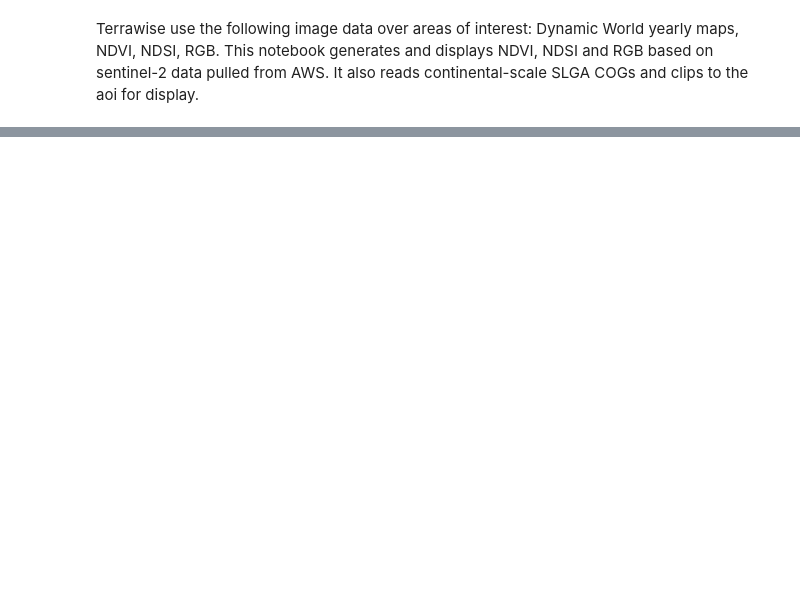
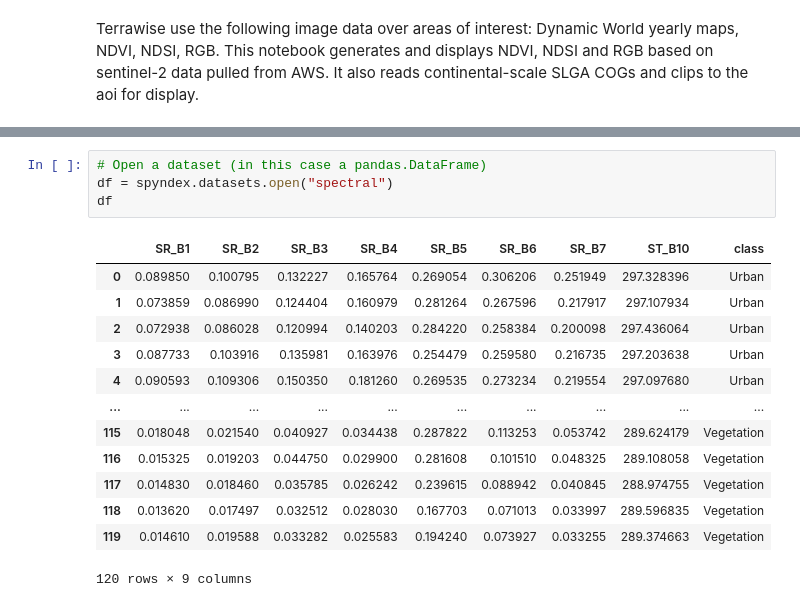
Before and after one commit to Sensand-AI/data-notebooks, a Jupyter notebook: notebooks/terrawise-LULC-mapping.ipynb, the cells around one changed output, grey strips where cells are left out. Saved outputs shown, nothing was run; the diff lists cells and outputs as text; blank space fills up the shorter version.

```diff
--- a/notebooks/terrawise-LULC-mapping.ipynb
+++ b/notebooks/terrawise-LULC-mapping.ipynb
@@ -38,0 +190,18 @@ Bounding box:
+# %%
+# Open a dataset (in this case a pandas.DataFrame)
+df = spyndex.datasets.open("spectral")
+df
+# %% [output]
+|  | SR_B1 | SR_B2 | SR_B3 | SR_B4 | SR_B5 | SR_B6 | SR_B7 | ST_B10 | class |
+| 0 | 0.089850 | 0.100795 | 0.132227 | 0.165764 | 0.269054 | 0.306206 | 0.251949 | 297.328396 | Urban |
+| 1 | 0.073859 | 0.086990 | 0.124404 | 0.160979 | 0.281264 | 0.267596 | 0.217917 | 297.107934 | Urban |
+| 2 | 0.072938 | 0.086028 | 0.120994 | 0.140203 | 0.284220 | 0.258384 | 0.200098 | 297.436064 | Urban |
+| 3 | 0.087733 | 0.103916 | 0.135981 | 0.163976 | 0.254479 | 0.259580 | 0.216735 | 297.203638 | Urban |
+| 4 | 0.090593 | 0.109306 | 0.150350 | 0.181260 | 0.269535 | 0.273234 | 0.219554 | 297.097680 | Urban |
+| ... | ... | ... | ... | ... | ... | ... | ... | ... | ... |
+| 115 | 0.018048 | 0.021540 | 0.040927 | 0.034438 | 0.287822 | 0.113253 | 0.053742 | 289.624179 | Vegetation |
+| 116 | 0.015325 | 0.019203 | 0.044750 | 0.029900 | 0.281608 | 0.101510 | 0.048325 | 289.108058 | Vegetation |
+| 117 | 0.014830 | 0.018460 | 0.035785 | 0.026242 | 0.239615 | 0.088942 | 0.040845 | 288.974755 | Vegetation |
+| 118 | 0.013620 | 0.017497 | 0.032512 | 0.028030 | 0.167703 | 0.071013 | 0.033997 | 289.596835 | Vegetation |
+| 119 | 0.014610 | 0.019588 | 0.033282 | 0.025583 | 0.194240 | 0.073927 | 0.033255 | 289.374663 | Vegetation |
+120 rows × 9 columns
```
Also changed, not shown: parts of 8 cells of this notebook, 1 other file.
